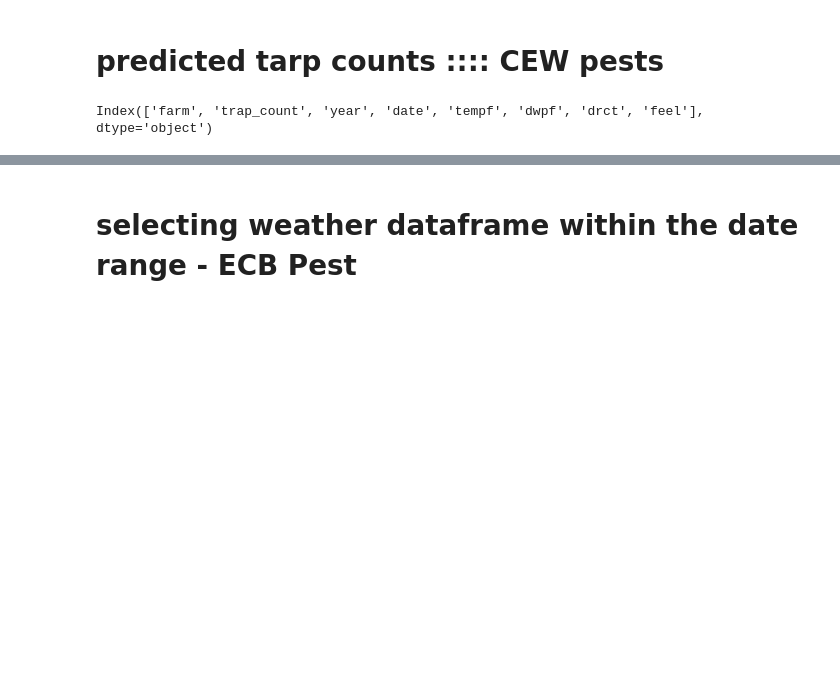
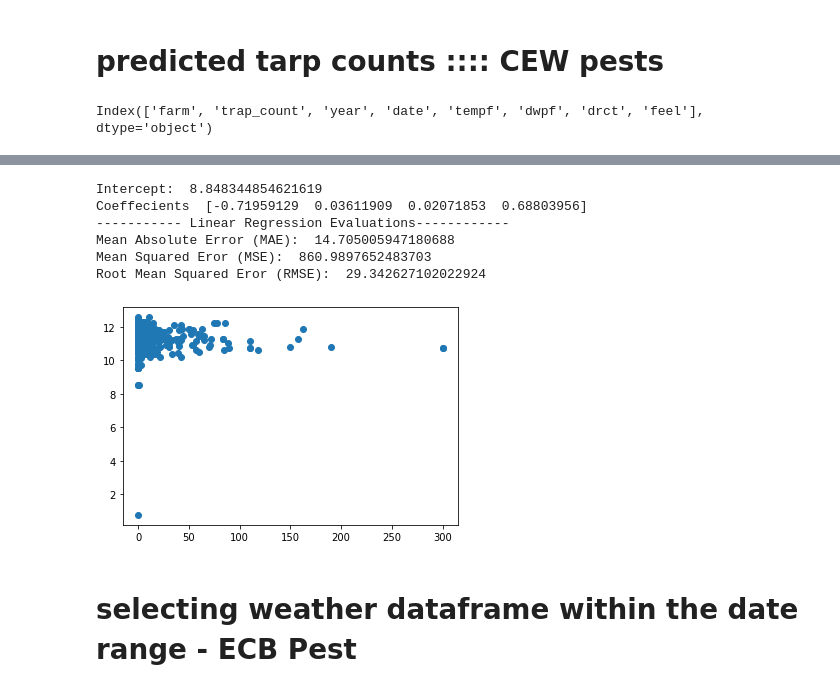
Before and after one commit to ramgautam06/CS898-Masters-Project, a Jupyter notebook: PossionRegression.ipynb, the cells around one changed output, grey strips where cells are left out. Saved outputs shown, nothing was run; the diff lists cells and outputs as text; code cells hidden in the pictures; blank space fills up the shorter version.

Commit message:
@Multiple Linear Regression Model Added @Report needd more update

```diff
--- a/PossionRegression.ipynb
+++ b/PossionRegression.ipynb
@@ -11,3 +18,38 @@ import matplotlib.pyplot as plt
+# %%
+def Multiple_Linear_Regression(df_LinearRegression):
+    #print (df_CEW_final.head())
+    #print("Calling Multiple Linear Regression Modle")
+    #print(sns.distplot(df_CEW_final['trap_count']))
+    X_LR = df_LinearRegression[['tempf', 'dwpf', 'drct', 'feel']]
+    y_LR = df_LinearRegression['trap_count']
+
+    #splitting data into training and testing data
+    X_train_lm, X_test_lm, y_train_lm,y_test_lm = train_test_split(X_LR,y_LR, test_size = 0.2, random_state = 101)
+    #traing the data into the model
+    regressionModel = LinearRegression()
+    regressionModel.fit(X_train_lm, y_train_lm)
+
+    #get the intercept
+    print("Intercept: " , regressionModel.intercept_)
+
+    #get the coeffecients
+    print("Coeffecients " , regressionModel.coef_)
+
+    #do the predictions - we need to pass the featuress that the model never seen before
+    predictions = regressionModel.predict(X_test_lm)
+    #print(predictions[0:5])
+
+    #print(y_test_lm)
+
+    #cheking with the sctter plot
+    plt.scatter(y_test_lm , predictions)
+
+    print("----------- Linear Regression Evaluations------------")
+    print("Mean Absolute Error (MAE): ", metrics.mean_absolute_error(y_test_lm , predictions))
+    print("Mean Squared Eror (MSE): ", metrics.mean_squared_error(y_test_lm , predictions))
+    print("Root Mean Squared Eror (RMSE): ", np.sqrt(metrics.mean_squared_error(y_test_lm , predictions)))
+
+    #sns.distplot((y_test_lm - predictions))
 # %%
 #reading the data frame
 df = pd.read_csv('pest_traps.csv', header=0, infer_datetime_format=True, parse_dates=[0], index_col=[0])
@@ -561,3 +652,13 @@ df_CEW_final.to_csv("CEW_predicted_count.csv", index = False, sep = ',')
+# %%
+Multiple_Linear_Regression(df_CEW_final)
+# %% [output]
+Intercept:  8.848344854621619
+Coeffecients  [-0.71959129  0.03611909  0.02071853  0.68803956]
+----------- Linear Regression Evaluations------------
+Mean Absolute Error (MAE):  14.705005947180688
+Mean Squared Eror (MSE):  860.9897652483703
+Root Mean Squared Eror (RMSE):  29.342627102022924
+[figure, added]
 # %% [markdown]
 # selecting weather dataframe within the date range - ECB Pest
 # %%
```
Also changed, not shown: parts of 16 cells of this notebook.
